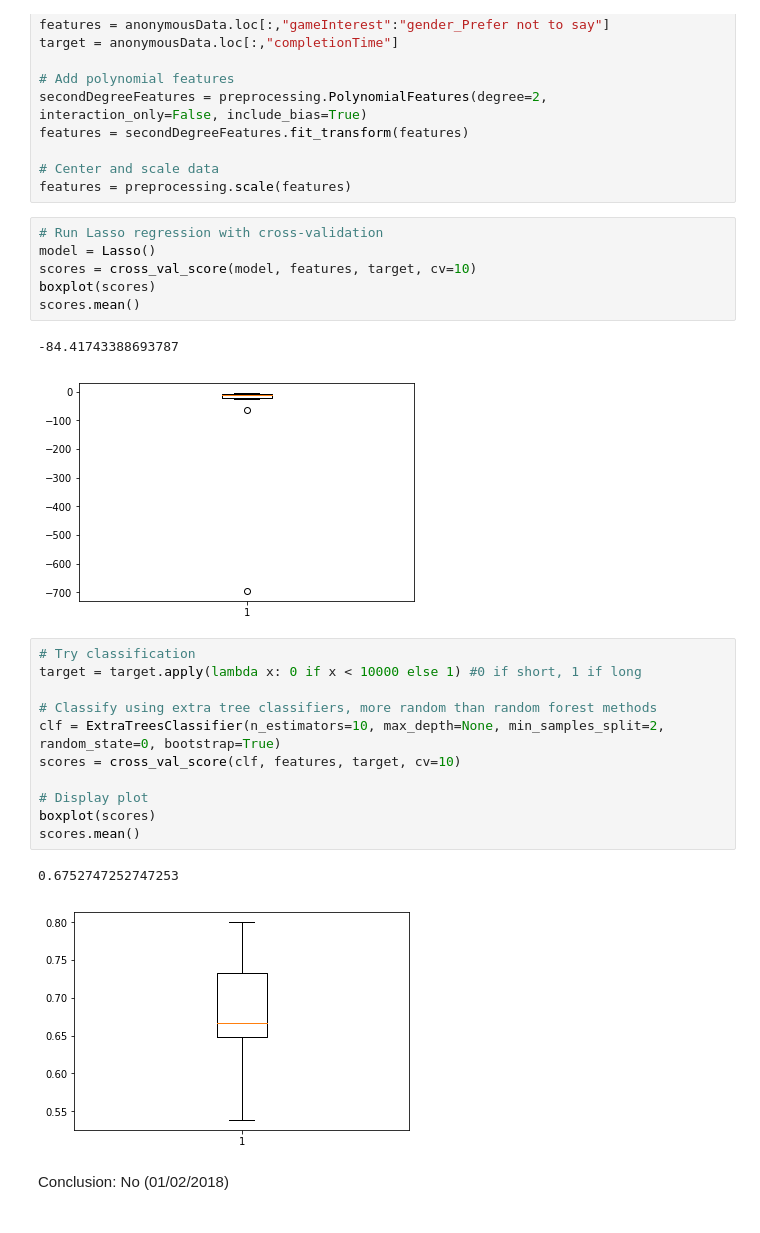
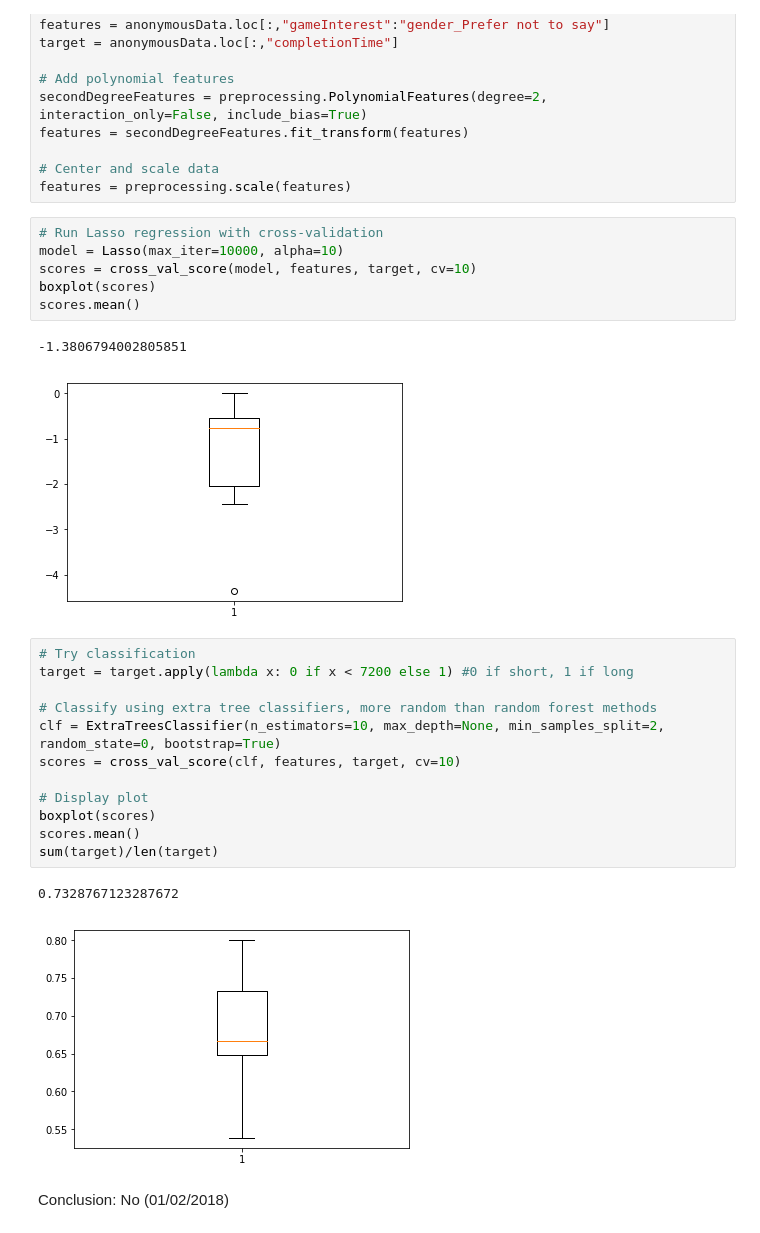
Before and after one commit to CyberCRI/dataanalysis-herocoli-redmetrics, a Jupyter notebook: v1.52/Data mining/Classification.ipynb, the cells around one changed output. Saved outputs shown, nothing was run; the diff lists cells and outputs as text.

```diff
--- a/v1.52/Data mining/Classification.ipynb
+++ b/v1.52/Data mining/Classification.ipynb
@@ -434,16 +427,16 @@ features = secondDegreeFeatures.fit_transform(features)
 features = preprocessing.scale(features)
 # %%
 # Run Lasso regression with cross-validation
-model = Lasso()
+model = Lasso(max_iter=10000, alpha=10)
 scores = cross_val_score(model, features, target, cv=10)
 boxplot(scores)
 scores.mean()
 # %% [output]
--84.41743388693787
+-1.3806794002805851
-[figure, old version]
+[figure, new version]
 # %%
 # Try classification
-target = target.apply(lambda x: 0 if x < 10000 else 1) #0 if short, 1 if long
+target = target.apply(lambda x: 0 if x < 7200 else 1) #0 if short, 1 if long
 
 # Classify using extra tree classifiers, more random than random forest methods
 clf = ExtraTreesClassifier(n_estimators=10, max_depth=None, min_samples_split=2, random_state=0, bootstrap=True)
@@ -452,8 +445,9 @@ scores = cross_val_score(clf, features, target, cv=10)
 # Display plot
 boxplot(scores)
 scores.mean()
+sum(target)/len(target)
 # %% [output]
-0.6752747252747253
+0.7328767123287672
 [figure]
 # %% [markdown]
 Conclusion: No (01/02/2018)
```
Also changed, not shown: parts of 16 cells of this notebook, 1 other file.
